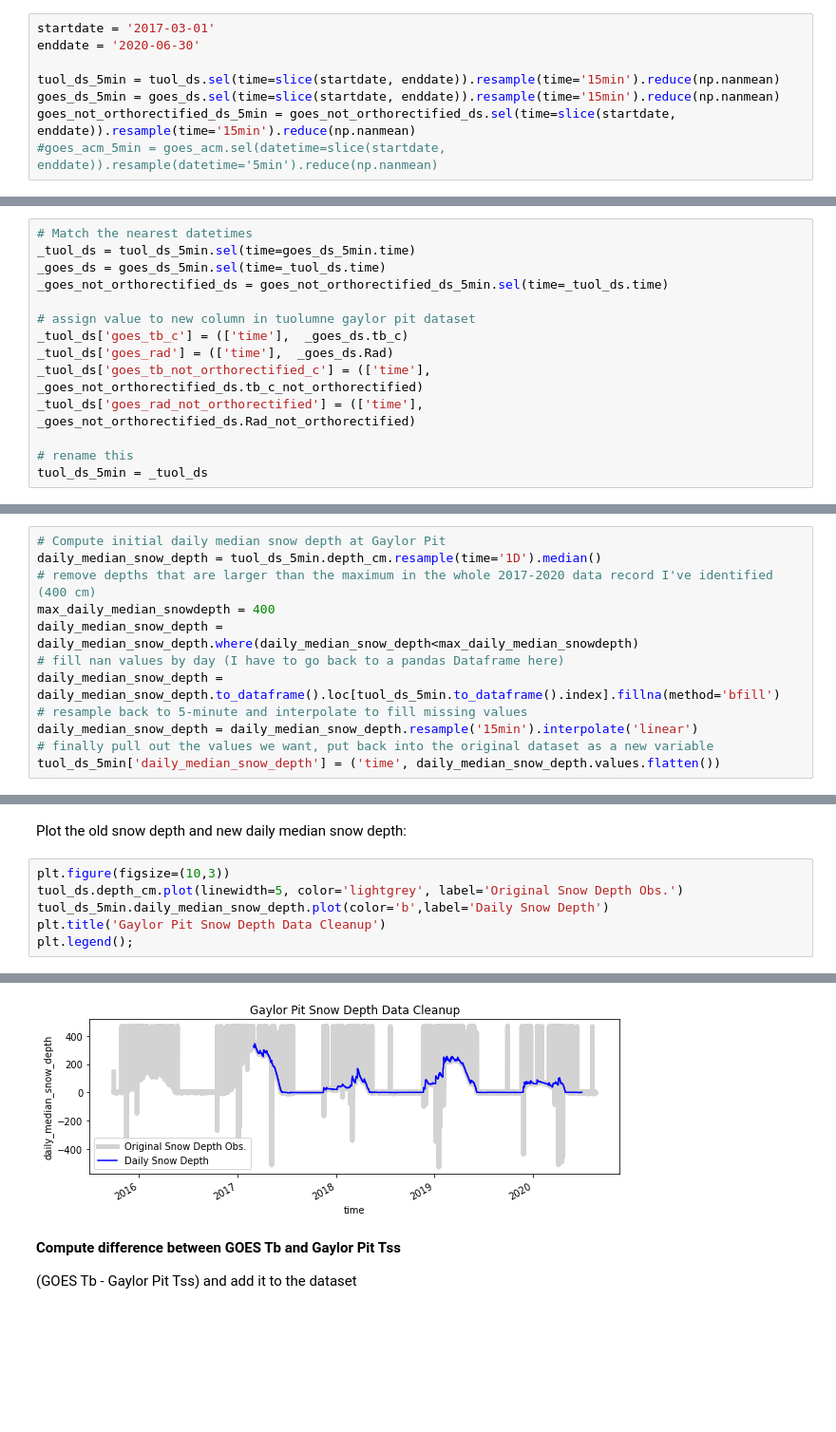
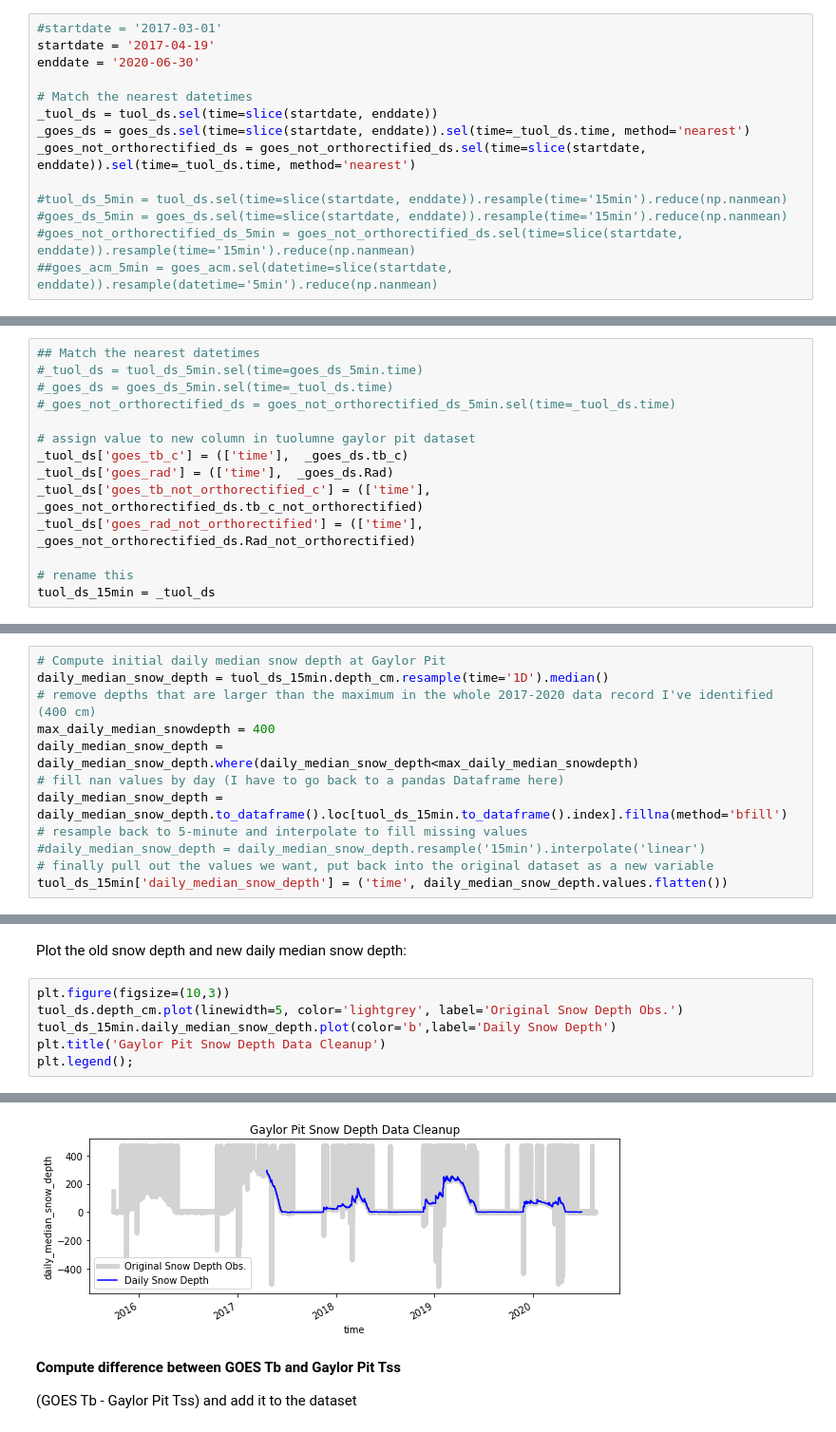
Before and after one commit to spestana/goes-cues, a Jupyter notebook: merge-goes-tuolumne.ipynb, the cells around one changed output, grey strips where cells are left out. Shown at 95% size. Cells and saved outputs as stored; diff of their text form; blank space fills up the shorter version.

Commit message:
Fix time step and timezones

```diff
--- a/merge-goes-tuolumne.ipynb
+++ b/merge-goes-tuolumne.ipynb
@@ -109,8 +102,14 @@ Select only the overlapping time period we want, and resample all of these to 15
 # %%
-startdate = '2017-03-01'
+#startdate = '2017-03-01'
+startdate = '2017-04-19'
 enddate = '2020-06-30'
 
-tuol_ds_5min = tuol_ds.sel(time=slice(startdate, enddate)).resample(time='15min').reduce(np.nanmean)
-goes_ds_5min = goes_ds.sel(time=slice(startdate, enddate)).resample(time='15min').reduce(np.nanmean)
-goes_not_orthorectified_ds_5min = goes_not_orthorectified_ds.sel(time=slice(startdate, enddate)).resample(time='15min').reduce(np.nanmean)
-#goes_acm_5min = goes_acm.sel(datetime=slice(startdate, enddate)).resample(datetime='5min').reduce(np.nanmean)
+# Match the nearest datetimes
+_tuol_ds = tuol_ds.sel(time=slice(startdate, enddate))
+_goes_ds = goes_ds.sel(time=slice(startdate, enddate)).sel(time=_tuol_ds.time, method='nearest')
+_goes_not_orthorectified_ds = goes_not_orthorectified_ds.sel(time=slice(startdate, enddate)).sel(time=_tuol_ds.time, method='nearest')
+
+#tuol_ds_5min = tuol_ds.sel(time=slice(startdate, enddate)).resample(time='15min').reduce(np.nanmean)
+#goes_ds_5min = goes_ds.sel(time=slice(startdate, enddate)).resample(time='15min').reduce(np.nanmean)
+#goes_not_orthorectified_ds_5min = goes_not_orthorectified_ds.sel(time=slice(startdate, enddate)).resample(time='15min').reduce(np.nanmean)
+##goes_acm_5min = goes_acm.sel(datetime=slice(startdate, enddate)).resample(datetime='5min').reduce(np.nanmean)
@@ -119,10 +126,10 @@ goes_not_orthorectified_ds_5min = goes_not_orthorectified_ds.sel(time=slice(star
 
 Merge GOES brightness temperature into the Tuolumne Gaylor Pit dataset
 # %%
-# Match the nearest datetimes
-_tuol_ds = tuol_ds_5min.sel(time=goes_ds_5min.time)
-_goes_ds = goes_ds_5min.sel(time=_tuol_ds.time)
-_goes_not_orthorectified_ds = goes_not_orthorectified_ds_5min.sel(time=_tuol_ds.time)
+## Match the nearest datetimes
+#_tuol_ds = tuol_ds_5min.sel(time=goes_ds_5min.time)
+#_goes_ds = goes_ds_5min.sel(time=_tuol_ds.time)
+#_goes_not_orthorectified_ds = goes_not_orthorectified_ds_5min.sel(time=_tuol_ds.time)
 
 # assign value to new column in tuolumne gaylor pit dataset
 _tuol_ds['goes_tb_c'] = (['time'],  _goes_ds.tb_c)
@@ -131,4 +138,4 @@ _tuol_ds['goes_tb_not_orthorectified_c'] = (['time'],  _goes_not_orthorectified_
 _tuol_ds['goes_rad_not_orthorectified'] = (['time'],  _goes_not_orthorectified_ds.Rad_not_orthorectified)
 
 # rename this
-tuol_ds_5min = _tuol_ds
+tuol_ds_15min = _tuol_ds
@@ -146,16 +161,16 @@ Compute daily median snow depth:
 * Finally add our cleaned up daily median snow depths to the original dataset.
 # %%
 # Compute initial daily median snow depth at Gaylor Pit
-daily_median_snow_depth = tuol_ds_5min.depth_cm.resample(time='1D').median()
+daily_median_snow_depth = tuol_ds_15min.depth_cm.resample(time='1D').median()
 # remove depths that are larger than the maximum in the whole 2017-2020 data record I've identified (400 cm)
 max_daily_median_snowdepth = 400
 daily_median_snow_depth = daily_median_snow_depth.where(daily_median_snow_depth<max_daily_median_snowdepth)
 # fill nan values by day (I have to go back to a pandas Dataframe here)
-daily_median_snow_depth = daily_median_snow_depth.to_dataframe().loc[tuol_ds_5min.to_dataframe().index].fillna(method='bfill')
+daily_median_snow_depth = daily_median_snow_depth.to_dataframe().loc[tuol_ds_15min.to_dataframe().index].fillna(method='bfill')
 # resample back to 5-minute and interpolate to fill missing values
-daily_median_snow_depth = daily_median_snow_depth.resample('15min').interpolate('linear')
+#daily_median_snow_depth = daily_median_snow_depth.resample('15min').interpolate('linear')
 # finally pull out the values we want, put back into the original dataset as a new variable
-tuol_ds_5min['daily_median_snow_depth'] = ('time', daily_median_snow_depth.values.flatten())
+tuol_ds_15min['daily_median_snow_depth'] = ('time', daily_median_snow_depth.values.flatten())
 # %% [output]
 Passing list-likes to .loc or [] with any missing label will raise
 KeyError in the future, you can use .reindex() as an alternative.
@@ -168,7 +183,7 @@ Plot the old snow depth and new daily median snow depth:
 # %%
 plt.figure(figsize=(10,3))
 tuol_ds.depth_cm.plot(linewidth=5, color='lightgrey', label='Original Snow Depth Obs.')
-tuol_ds_5min.daily_median_snow_depth.plot(color='b',label='Daily Snow Depth')
+tuol_ds_15min.daily_median_snow_depth.plot(color='b',label='Daily Snow Depth')
 plt.title('Gaylor Pit Snow Depth Data Cleanup')
 plt.legend();
 # %% [output]
@@ -175,4 +194,4 @@ plt.legend();
-[figure, old version]
+[figure, new version]
 # %% [markdown]
 **Compute difference between GOES Tb and Gaylor Pit Tss**
 
```
Also changed, not shown: parts of 18 cells of this notebook.
